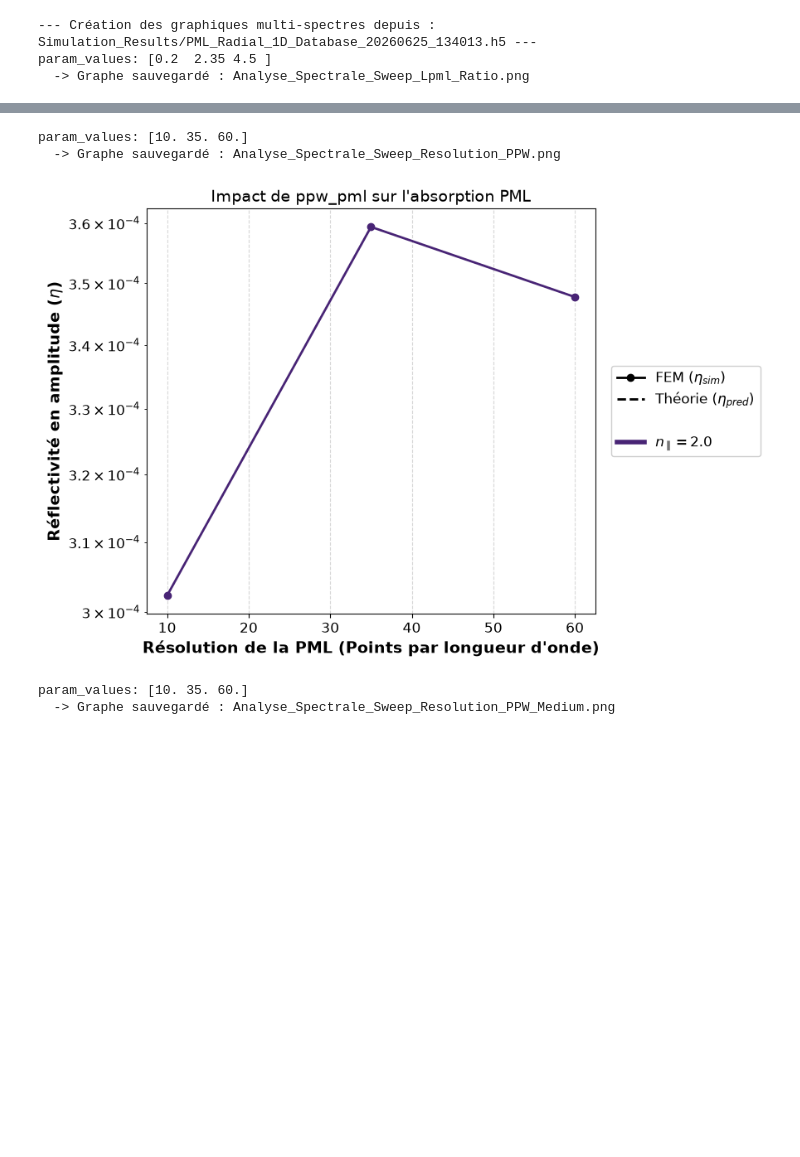
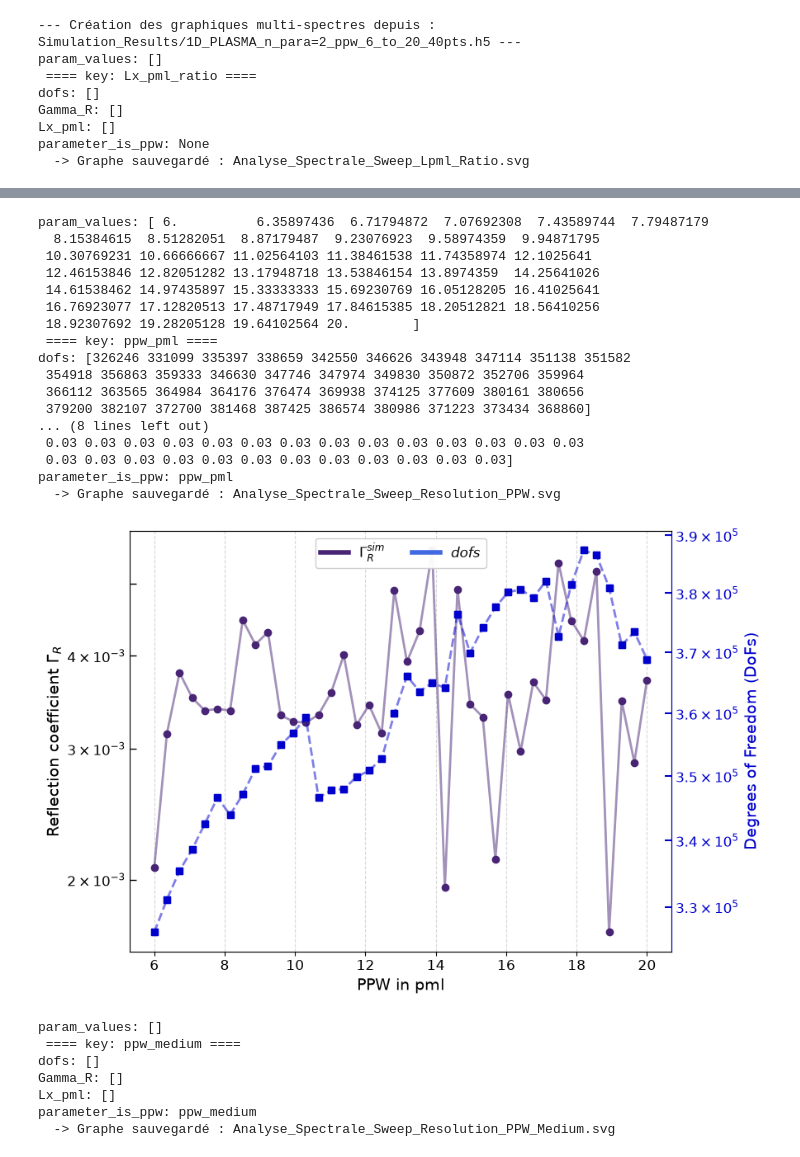
Before and after one commit to RemiBellon/LH_coupling_code_remi, a Jupyter notebook: 2D_Complete_Version/main.ipynb, the cells around one changed output, grey strips where cells are left out. Cells and saved outputs as stored; diff of their text form; code cells hidden in the pictures; blank space fills up the shorter version.

```diff
--- a/2D_Complete_Version/main.ipynb
+++ b/2D_Complete_Version/main.ipynb
@@ -122,8 +105,31 @@ P_stix: -2.845e+01
 # %%
-# Vide 1D 40 pts: Simulation_Results/PML_1D_VACUUM_40pts.h5
+import sweep_param_functions as spf
+# db_filepath
+# Vide Radial 1D 40 pts: Simulation_Results/PML_1D_VACUUM_40pts.h5
+# PLASMA Radial 1D n_para = 2, 5 avec 40pts: Simulation_Results/1D_PLASMA_40pts.h5
+# PLASMA radial 1D n_para = 20, 50 avec 20pts: Simulation_Results/1D_PLASMA_n_para_20_et_50_20pts.h5
+# PLASMA radial 1D n_para = 3 avec 20pts: Simulation_Results/1D_PLASMA_n_para=3_Lx_pml=2_to_4_5_20pts.h5
+# PLASMA radial 1D n_para=2.5 to 3.5 20pts: 1D_PLASMA_n_para=2_5_to_3_5__Lx_pml=2_to4_5_20pts.h5
+# Simulation_Results/1D_PLASMA_n_para=2_ppw_medium_pml_10_to_60.h5
+# Simulation_Results/1D_PLASMA_n_para=2_ppw_medium_pml_1_18.h5
+# Simulation_Results/1D_PLASMA_n_para=2_3_5_40pts.h5
+# Simulation_Results/1D_PLASMA_n_para=2_ppw_6_to_20_40pts.h5
 
-spf.plot_sweeps_all_npara(db_filepath)
+# Simulation_Results/PML_Radial_1D_Database_20260630_175333.h5 (A RE-TRAVAILLER)
+
+# Simulation_Results/1D_PLASMA_gamma_R_vs_n_para_-10_-2__2_10.h5
+# Simulation_Results/1D_PLASMA_gamma_R_vs_n_para_-2_-1_25_and_1_25_2
+
+
+# Simulation_Results/1D_VACUUM_n_para=0_40pts.h5
+
+spf.plot_sweeps_all_npara("Simulation_Results/1D_PLASMA_n_para=2_ppw_6_to_20_40pts.h5")
 # %% [output]
---- Création des graphiques multi-spectres depuis : Simulation_Results/PML_Radial_1D_Database_20260625_134013.h5 ---
-param_values: [0.2  2.35 4.5 ]
-  -> Graphe sauvegardé : Analyse_Spectrale_Sweep_Lpml_Ratio.png
+--- Création des graphiques multi-spectres depuis : Simulation_Results/1D_PLASMA_n_para=2_ppw_6_to_20_40pts.h5 ---
+param_values: []
+ ==== key: Lx_pml_ratio ====
+dofs: []
+Gamma_R: []
+Lx_pml: []
+parameter_is_ppw: None
+  -> Graphe sauvegardé : Analyse_Spectrale_Sweep_Lpml_Ratio.svg
@@ -131,5 +137,25 @@ param_values: [0.2  2.35 4.5 ]
-param_values: [10. 35. 60.]
-  -> Graphe sauvegardé : Analyse_Spectrale_Sweep_Resolution_PPW.png
+param_values: [ 6.          6.35897436  6.71794872  7.07692308  7.43589744  7.79487179
+  8.15384615  8.51282051  8.87179487  9.23076923  9.58974359  9.94871795
+ 10.30769231 10.66666667 11.02564103 11.38461538 11.74358974 12.1025641
+ 12.46153846 12.82051282 13.17948718 13.53846154 13.8974359  14.25641026
+ 14.61538462 14.97435897 15.33333333 15.69230769 16.05128205 16.41025641
+ 16.76923077 17.12820513 17.48717949 17.84615385 18.20512821 18.56410256
+ 18.92307692 19.28205128 19.64102564 20.        ]
+ ==== key: ppw_pml ====
+dofs: [326246 331099 335397 338659 342550 346626 343948 347114 351138 351582
+ 354918 356863 359333 346630 347746 347974 349830 350872 352706 359964
+ 366112 363565 364984 364176 376474 369938 374125 377609 380161 380656
+ 379200 382107 372700 381468 387425 386574 380986 371223 373434 368860]
+... (8 lines left out)
+ 0.03 0.03 0.03 0.03 0.03 0.03 0.03 0.03 0.03 0.03 0.03 0.03 0.03 0.03
+ 0.03 0.03 0.03 0.03 0.03 0.03 0.03 0.03 0.03 0.03 0.03 0.03]
+parameter_is_ppw: ppw_pml
+  -> Graphe sauvegardé : Analyse_Spectrale_Sweep_Resolution_PPW.svg
-[figure, old version]
+[figure, new version]
-param_values: [10. 35. 60.]
-  -> Graphe sauvegardé : Analyse_Spectrale_Sweep_Resolution_PPW_Medium.png
+param_values: []
+ ==== key: ppw_medium ====
+dofs: []
+Gamma_R: []
+Lx_pml: []
+parameter_is_ppw: ppw_medium
+  -> Graphe sauvegardé : Analyse_Spectrale_Sweep_Resolution_PPW_Medium.svg
```
Also changed, not shown: parts of 16 cells of this notebook, 54 other files.
